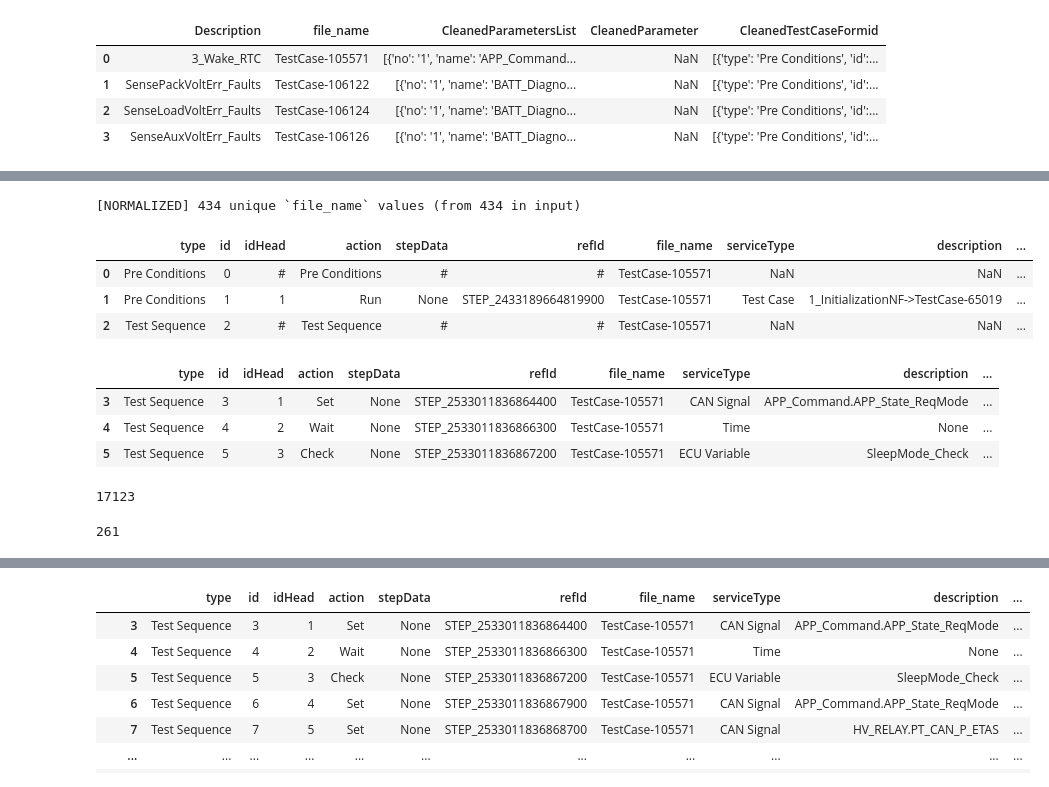
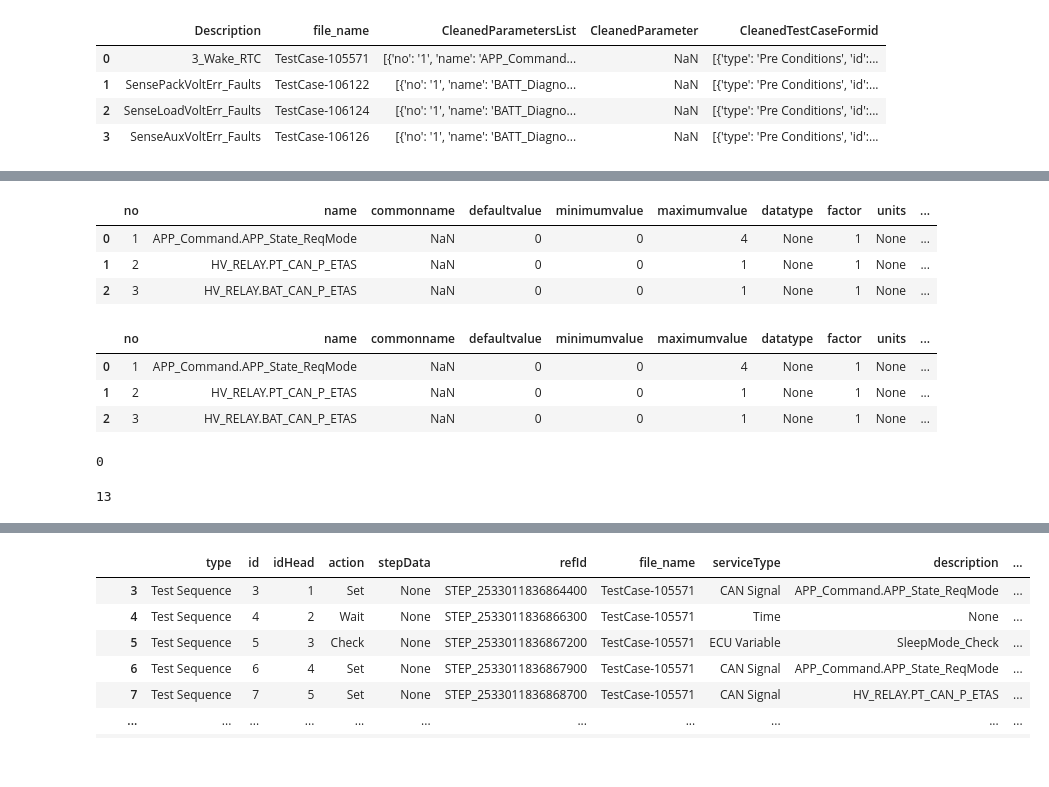
Before and after one commit to Koushik-Ambadi/llm-finetuning, a Jupyter notebook: jupyterNotebooks/data_prep.ipynb, the cells around one changed output, grey strips where cells are left out. Saved outputs shown, nothing was run; the diff lists cells and outputs as text; code cells hidden in the pictures.

```diff
--- a/jupyterNotebooks/data_prep.ipynb
+++ b/jupyterNotebooks/data_prep.ipynb
@@ -80,11 +64,11 @@ sys.path.append(os.path.abspath('..'))
 
 import numpy as np
 import pandas as pd
-from utils.column_operations import parse_column,normalize_column,clean_column,merge_df
+from src.utils.column_operations import parse_column,normalize_column,clean_column,merge_df
 
 
 
-df=pd.read_csv('C://Users//koushik//Desktop//project//data//flat_dataset//flat_data.csv')
+df=pd.read_csv('C://Users//koushik//Desktop//project//data//flat_dataset//initial_data1.csv')
 df.columns = [col.split('.')[-1] for col in df.columns]
 df = df[df['SummaryCategories'] != 'Folder'] #Folder columns
 df.drop(['fileversion','ShortName','process','testCaseShoortName','State','RequirementID','testcaseId',
@@ -111,14 +105,13 @@ NameError: name 'df' is not defined
 # %%
-string='TestCaseFormid'
+string='ParametersList'
 valid_dataframe= parse_column(df,string )
 normalized_df=normalize_column(valid_dataframe,string )
 normalized_df.head(3)
 # %% [output]
-[NORMALIZED] 434 unique `file_name` values (from 434 in input)
-|  | type | id | idHead | action | stepData | refId | file_name | serviceType | description | ... |
-| 0 | Pre Conditions | 0 | # | Pre Conditions | # | # | TestCase-105571 | NaN | NaN | ... |
-| 1 | Pre Conditions | 1 | 1 | Run | None | STEP_2433189664819900 | TestCase-105571 | Test Case | 1_InitializationNF->TestCase-65019 | ... |
-| 2 | Test Sequence | 2 | # | Test Sequence | # | # | TestCase-105571 | NaN | NaN | ... |
+|  | no | name | commonname | defaultvalue | minimumvalue | maximumvalue | datatype | factor | units | ... |
+| 0 | 1 | APP_Command.APP_State_ReqMode | NaN | 0 | 0 | 4 | None | 1 | None | ... |
+| 1 | 2 | HV_RELAY.PT_CAN_P_ETAS | NaN | 0 | 0 | 1 | None | 1 | None | ... |
+| 2 | 3 | HV_RELAY.BAT_CAN_P_ETAS | NaN | 0 | 0 | 1 | None | 1 | None | ... |
 # %%
 normalized_df= normalized_df[normalized_df["type"] != "Pre Conditions"]
 normalized_df= normalized_df[normalized_df["type"] != "Post Conditions"]
@@ -126,17 +119,17 @@ normalized_df= normalized_df[normalized_df["action"] != "Test Sequence"]
 # %%
 normalized_df.head(3)
 # %% [output]
-|  | type | id | idHead | action | stepData | refId | file_name | serviceType | description | ... |
-| 3 | Test Sequence | 3 | 1 | Set | None | STEP_2533011836864400 | TestCase-105571 | CAN Signal | APP_Command.APP_State_ReqMode | ... |
-| 4 | Test Sequence | 4 | 2 | Wait | None | STEP_2533011836866300 | TestCase-105571 | Time | None | ... |
-| 5 | Test Sequence | 5 | 3 | Check | None | STEP_2533011836867200 | TestCase-105571 | ECU Variable | SleepMode_Check | ... |
+|  | no | name | commonname | defaultvalue | minimumvalue | maximumvalue | datatype | factor | units | ... |
+| 0 | 1 | APP_Command.APP_State_ReqMode | NaN | 0 | 0 | 4 | None | 1 | None | ... |
+| 1 | 2 | HV_RELAY.PT_CAN_P_ETAS | NaN | 0 | 0 | 1 | None | 1 | None | ... |
+| 2 | 3 | HV_RELAY.BAT_CAN_P_ETAS | NaN | 0 | 0 | 1 | None | 1 | None | ... |
 # %%
-check_column = 'extensionsHideInfomation'
+check_column = 'serviceType'
 print(normalized_df[check_column].isna().sum())
 len(normalized_df[check_column].unique())
 # %% [output]
-17123
+0
-261
+13
 # %%
 normalized_df[check_column].value_counts()
 # %% [output]
```
Also changed, not shown: parts of 6 cells of this notebook, 8 other files.
